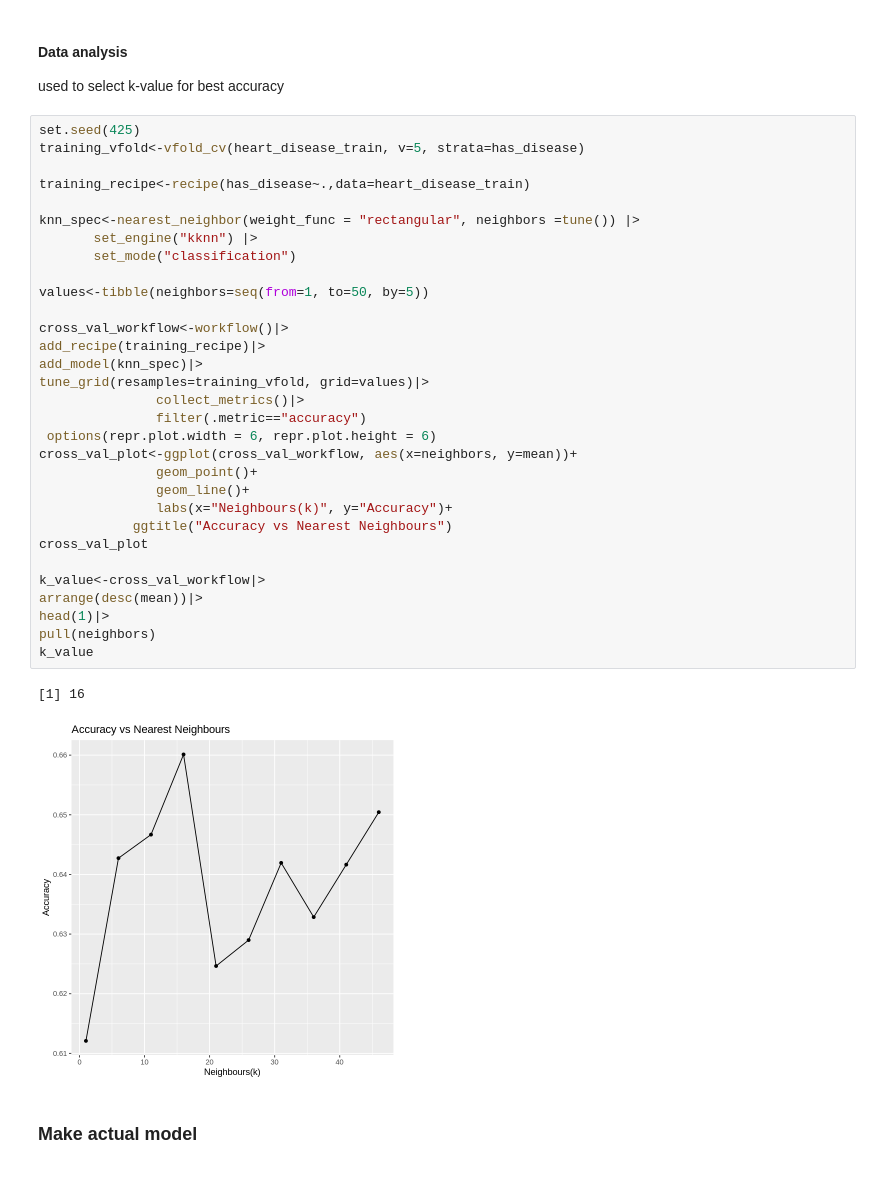
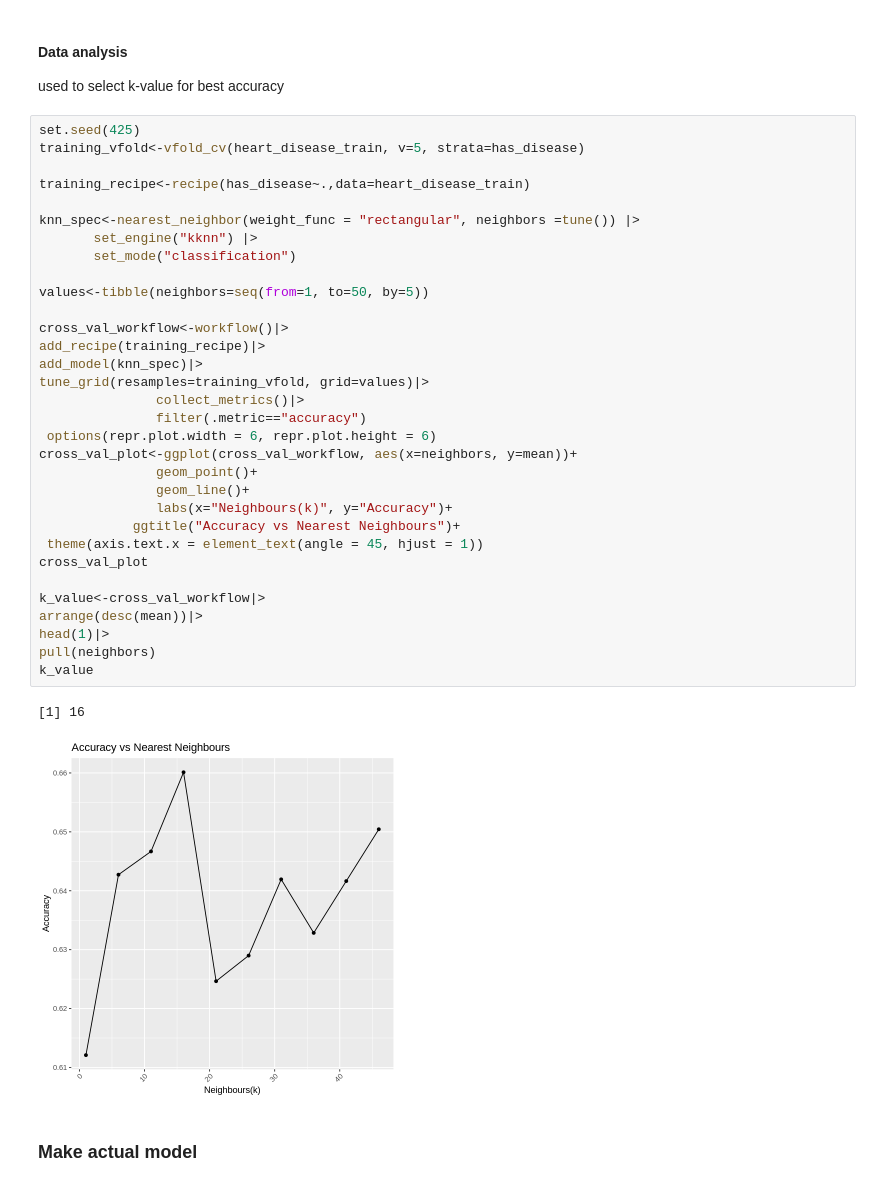
Before and after one commit to angushf/heart_disease_project, a Jupyter notebook: final_heart_disease_project.ipynb, the cells around one changed output. Saved outputs shown, nothing was run; the diff lists cells and outputs as text.

Commit message:
Graph changes again

```diff
--- a/final_heart_disease_project.ipynb
+++ b/final_heart_disease_project.ipynb
@@ -235,35 +235,36 @@ set.seed(425)
 training_vfold<-vfold_cv(heart_disease_train, v=5, strata=has_disease)
 
 training_recipe<-recipe(has_disease~.,data=heart_disease_train)
 
 knn_spec<-nearest_neighbor(weight_func = "rectangular", neighbors =tune()) |>
        set_engine("kknn") |>
        set_mode("classification")
 
 values<-tibble(neighbors=seq(from=1, to=50, by=5))
 
 cross_val_workflow<-workflow()|>
 add_recipe(training_recipe)|>
 add_model(knn_spec)|>
 tune_grid(resamples=training_vfold, grid=values)|>
                collect_metrics()|>
                filter(.metric=="accuracy")
  options(repr.plot.width = 6, repr.plot.height = 6)
 cross_val_plot<-ggplot(cross_val_workflow, aes(x=neighbors, y=mean))+
                geom_point()+
                geom_line()+
                labs(x="Neighbours(k)", y="Accuracy")+
-            ggtitle("Accuracy vs Nearest Neighbours")
+            ggtitle("Accuracy vs Nearest Neighbours")+
+ theme(axis.text.x = element_text(angle = 45, hjust = 1))
 cross_val_plot
 
 k_value<-cross_val_workflow|>
 arrange(desc(mean))|>
 head(1)|>
 pull(neighbors)
 k_value
 # %% [output]
 [1] 16
-[figure, old version]
+[figure, new version]
 # %% [markdown]
 ### Make actual model
 # %%
```
